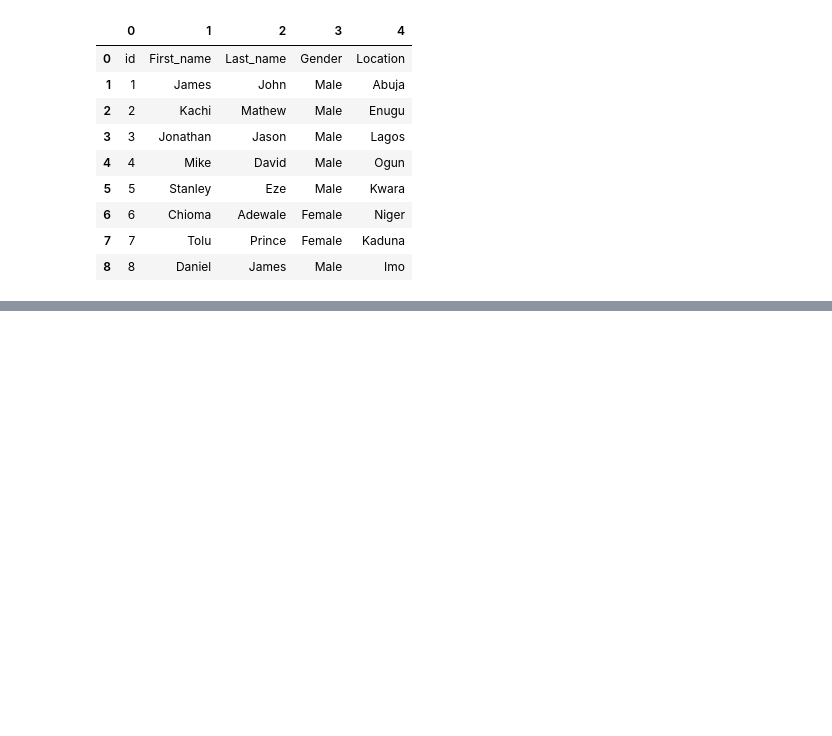
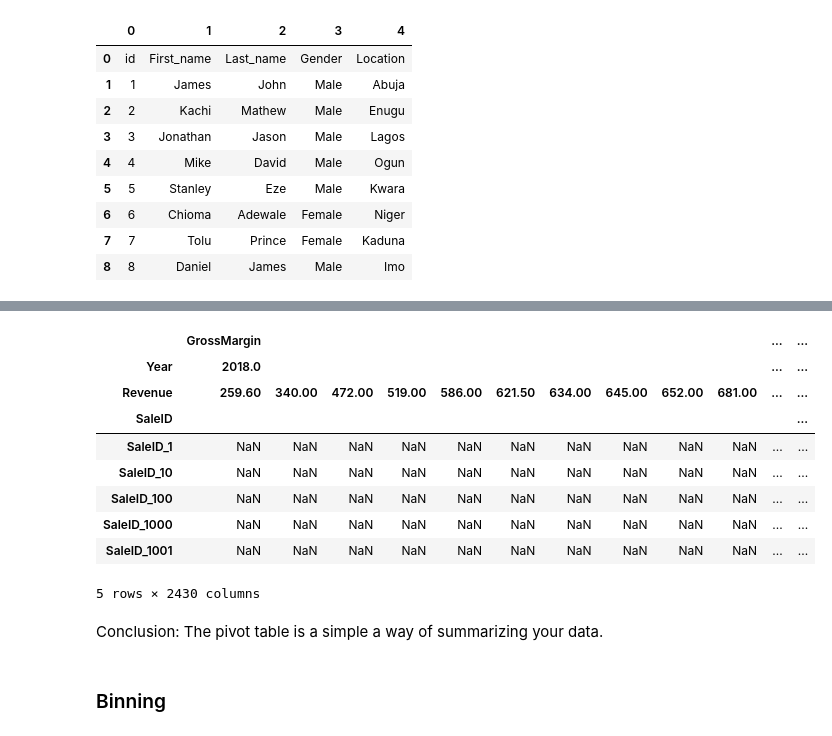
Before and after one commit to JudsonMorgan/Python-for-Data-Analyst, a Jupyter notebook: Introduction-to-Pandas.ipynb, the cells around one changed output, grey strips where cells are left out. Cells and saved outputs as stored; diff of their text form; code cells hidden in the pictures; blank space fills up the shorter version.

```diff
--- a/Introduction-to-Pandas.ipynb
+++ b/Introduction-to-Pandas.ipynb
@@ -1478,0 +1672,5 @@ array([['id'],
+# %%
+#load the data
+sales_data = pd.read_excel('data/Sales-products.xlsx', index_col = 'SaleID')
+
+sales_data.head()
@@ -1478,0 +1701,6 @@ array([['id'],
+# %%
+#drop the Na values
+sales_data.dropna(axis=0, inplace=True)
+
+#check for Na values
+sales_data.isna().sum()
@@ -1478,0 +1731,17 @@ array([['id'],
+# %%
+sales_data.pivot_table(columns = ['Year', 'Revenue'], index = sales_data.index).head()
+# %% [output]
+|  | GrossMargin |  |  |  |  |  |  |  |  |  | ... | ... |
+| Year | 2018.0 |  |  |  |  |  |  |  |  |  | ... | ... |
+| Revenue | 259.60 | 340.00 | 472.00 | 519.00 | 586.00 | 621.50 | 634.00 | 645.00 | 652.00 | 681.00 | ... | ... |
+| SaleID |  |  |  |  |  |  |  |  |  |  |  | ... |
+| SaleID_1 | NaN | NaN | NaN | NaN | NaN | NaN | NaN | NaN | NaN | NaN | ... | ... |
+| SaleID_10 | NaN | NaN | NaN | NaN | NaN | NaN | NaN | NaN | NaN | NaN | ... | ... |
+| SaleID_100 | NaN | NaN | NaN | NaN | NaN | NaN | NaN | NaN | NaN | NaN | ... | ... |
+| SaleID_1000 | NaN | NaN | NaN | NaN | NaN | NaN | NaN | NaN | NaN | NaN | ... | ... |
+| SaleID_1001 | NaN | NaN | NaN | NaN | NaN | NaN | NaN | NaN | NaN | NaN | ... | ... |
+5 rows × 2430 columns
+# %% [markdown]
+Conclusion: The pivot table is a simple a way of summarizing your data.
+# %% [markdown]
+### Binning
```
Also changed, not shown: parts of 40 cells of this notebook.
